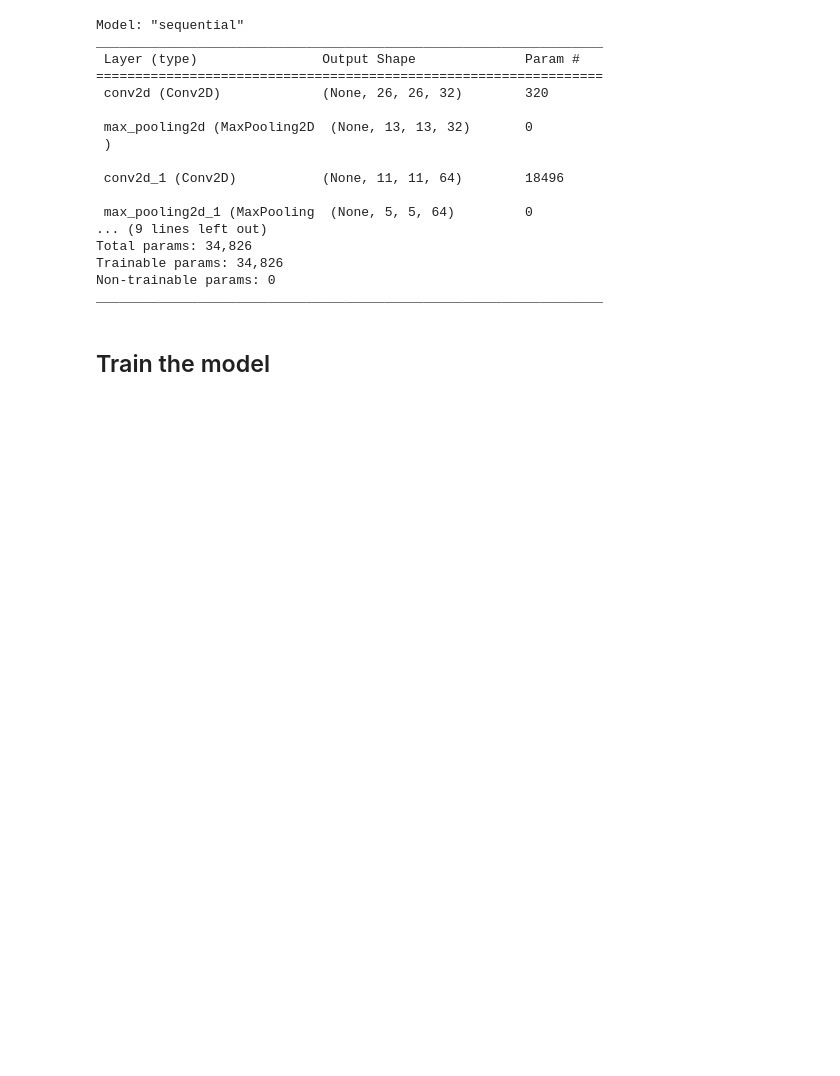
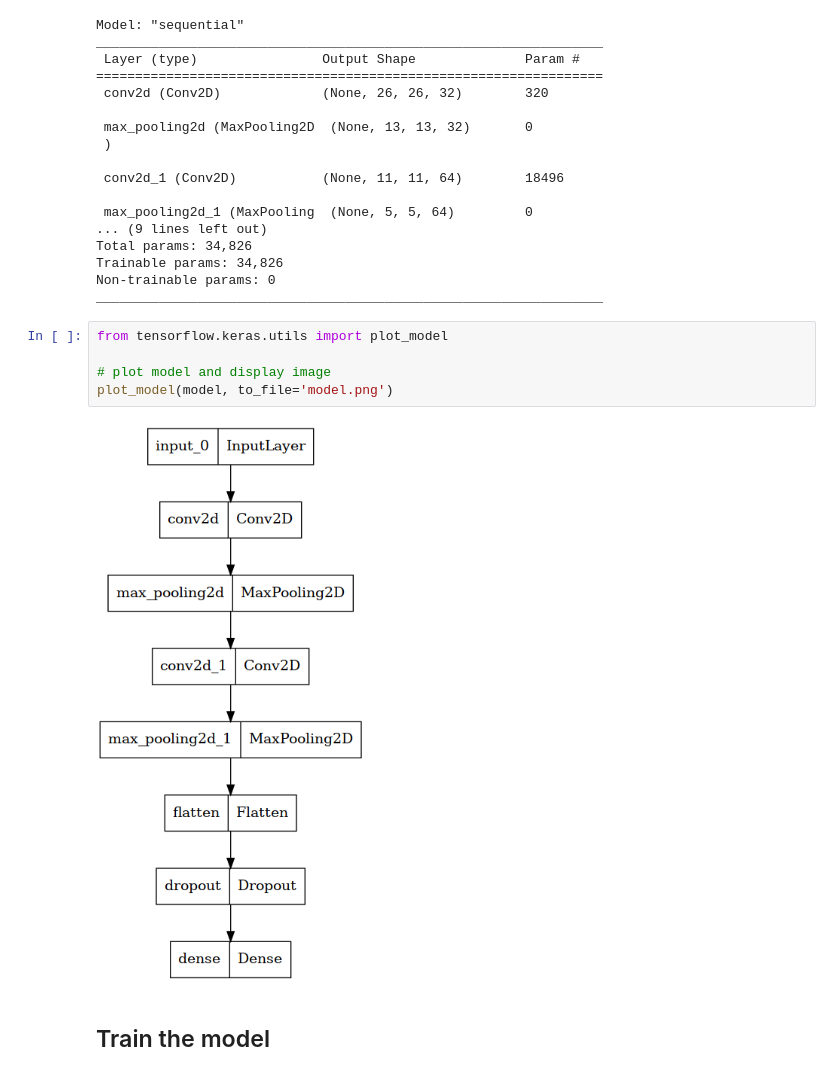
Before and after one commit to socathie/oppai-benchmark, a Jupyter notebook: mnist/mnist_convnet.ipynb, the cells around one changed output. Cells and saved outputs as stored; diff of their text form; blank space fills up the shorter version.

Commit message:
Add mnist model image

```diff
--- a/mnist/mnist_convnet.ipynb
+++ b/mnist/mnist_convnet.ipynb
@@ -78,6 +74,13 @@ Total params: 34,826
 Trainable params: 34,826
 Non-trainable params: 0
 _________________________________________________________________
+# %%
+from tensorflow.keras.utils import plot_model
+
+# plot model and display image
+plot_model(model, to_file='model.png')
+# %% [output]
+[figure, added]
 # %% [markdown]
 ## Train the model
 # %%
```
Also changed, not shown: parts of 1 cell of this notebook, 1 other file.
